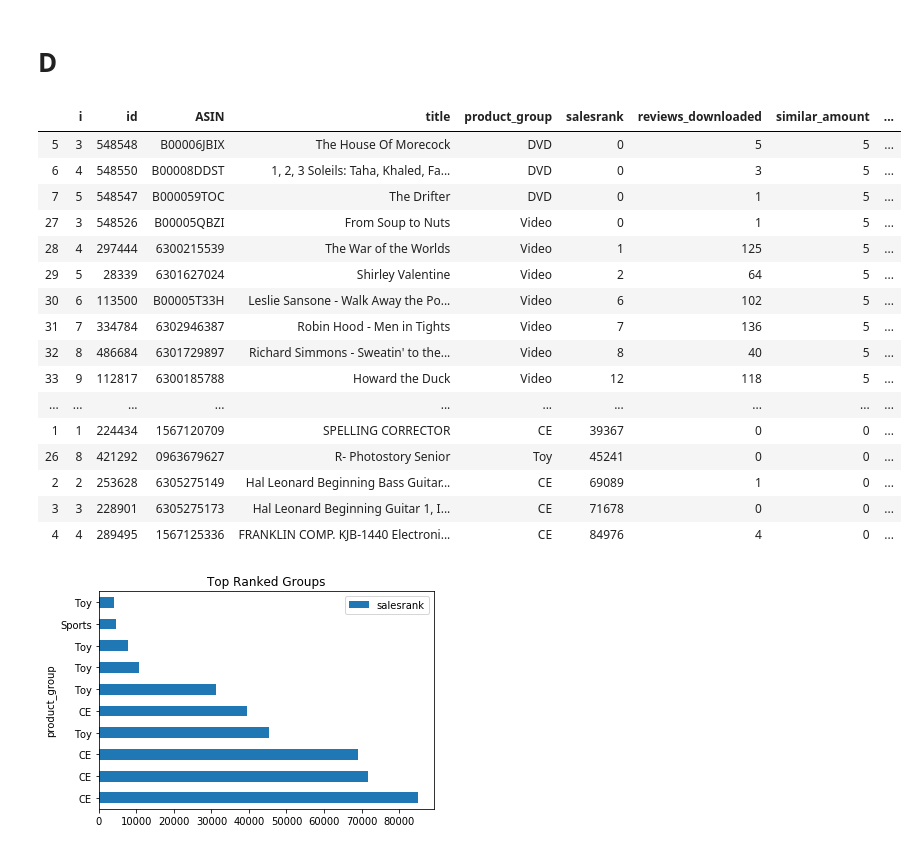
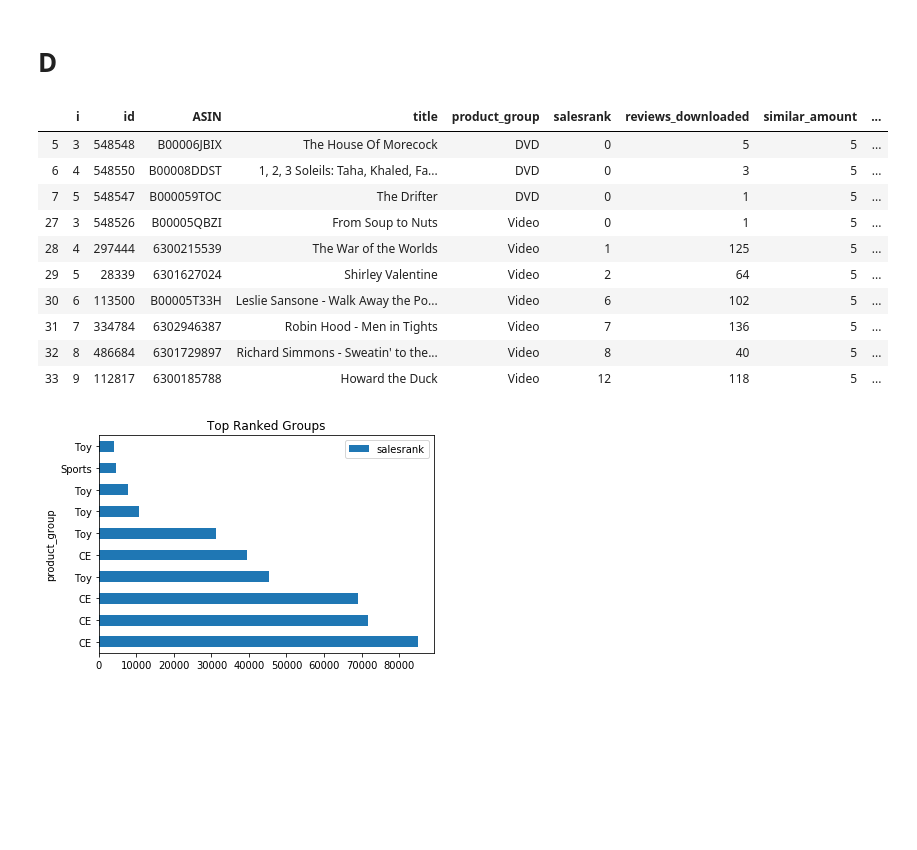
Before and after one commit to xrhd/ecommerce-dashboard, a Jupyter notebook: main.ipynb, the cells around one changed output. Cells and saved outputs as stored; diff of their text form; code cells hidden in the pictures; blank space fills up the shorter version.

```diff
--- a/main.ipynb
+++ b/main.ipynb
@@ -110,25 +125,19 @@ c.plot(title='product avg rating', x='time', y='avg_rating');
 # D
 # %%
 d = q_d()
-d
+d.head(10)
 # %% [output]
 |  | i | id | ASIN | title | product_group | salesrank | reviews_downloaded | similar_amount | ... |
 | 5 | 3 | 548548 | B00006JBIX | The House Of Morecock | DVD | 0 | 5 | 5 | ... |
 | 6 | 4 | 548550 | B00008DDST | 1, 2, 3 Soleils: Taha, Khaled, Fa... | DVD | 0 | 3 | 5 | ... |
 | 7 | 5 | 548547 | B000059TOC | The Drifter | DVD | 0 | 1 | 5 | ... |
 | 27 | 3 | 548526 | B00005QBZI | From Soup to Nuts | Video | 0 | 1 | 5 | ... |
 | 28 | 4 | 297444 | 6300215539 | The War of the Worlds | Video | 1 | 125 | 5 | ... |
 | 29 | 5 | 28339 | 6301627024 | Shirley Valentine | Video | 2 | 64 | 5 | ... |
 | 30 | 6 | 113500 | B00005T33H | Leslie Sansone - Walk Away the Po... | Video | 6 | 102 | 5 | ... |
 | 31 | 7 | 334784 | 6302946387 | Robin Hood - Men in Tights | Video | 7 | 136 | 5 | ... |
 | 32 | 8 | 486684 | 6301729897 | Richard Simmons - Sweatin' to the... | Video | 8 | 40 | 5 | ... |
 | 33 | 9 | 112817 | 6300185788 | Howard the Duck | Video | 12 | 118 | 5 | ... |
-| ... | ... | ... | ... | ... | ... | ... | ... | ... | ... |
-| 1 | 1 | 224434 | 1567120709 | SPELLING CORRECTOR | CE | 39367 | 0 | 0 | ... |
-| 26 | 8 | 421292 | 0963679627 | R- Photostory Senior | Toy | 45241 | 0 | 0 | ... |
-| 2 | 2 | 253628 | 6305275149 | Hal Leonard Beginning Bass Guitar... | CE | 69089 | 1 | 0 | ... |
-| 3 | 3 | 228901 | 6305275173 | Hal Leonard Beginning Guitar 1, I... | CE | 71678 | 0 | 0 | ... |
-| 4 | 4 | 289495 | 1567125336 | FRANKLIN COMP. KJB-1440 Electroni... | CE | 84976 | 4 | 0 | ... |
 # %%
 d[::-1][:10].plot.barh(title='Top Ranked Groups', x='product_group', y='salesrank')
 plt.show()
```
Also changed, not shown: parts of 8 cells of this notebook, 1 other file.
